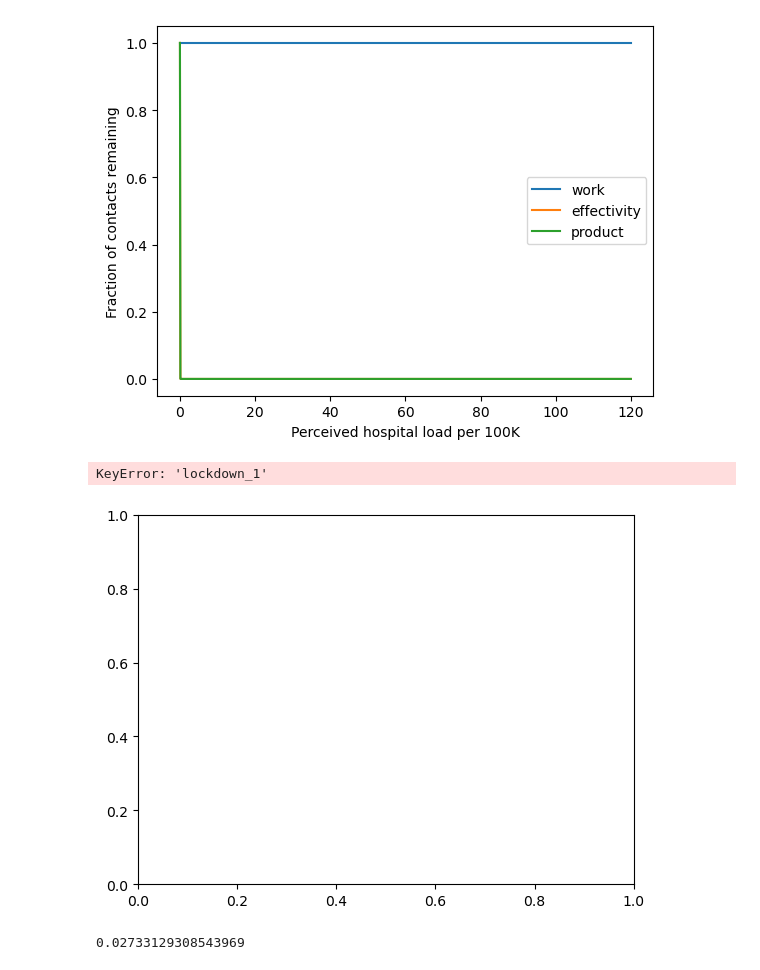
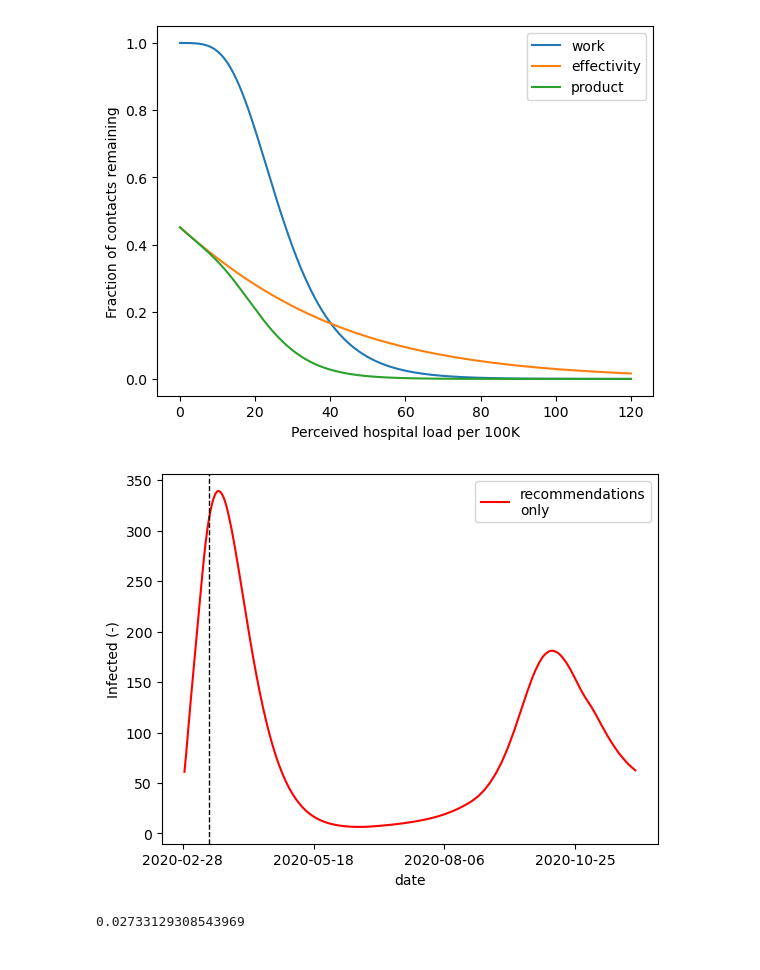
Before and after one commit to twallema/pyIEEM, a Jupyter notebook: notebooks/scratch-SIR-recurrent-mobility.ipynb, the cells around one changed output. Cells and saved outputs as stored; diff of their text form; code cells hidden in the pictures.

```diff
--- a/notebooks/scratch-SIR-recurrent-mobility.ipynb
+++ b/notebooks/scratch-SIR-recurrent-mobility.ipynb
@@ -50,10 +53,10 @@ plt.close()
 # %%
 # parameters
-ypsilon_work = 100
-phi_work = 0.005
+ypsilon_work = 10
+phi_work = 0.10
 
-ypsilon_eff = 100
-phi_eff = 100
+ypsilon_eff = 0.60
+phi_eff = 0.03
 # model
 x = np.linspace(0,120,1000)
 y_work = (1-np.exp(-ypsilon_work*np.exp(-phi_work*x)))
@@ -70,55 +73,56 @@ ax.legend()
 plt.show()
 plt.close()
 # %% [output]
-[figure, old version]
+[figure, new version]
 # %%
 country = 'SWE'
 spatial = True
 age_classes = pd.IntervalIndex.from_tuples([(0,5),(5,10),(10,15),(15,20),(20,25),(25,30),(30,35),(35,40),(40,45),(45,50),(50,55),(55,60),(60,65),(65,70),(70,75),(75,80),(80,120)], closed='left')
-simulation_start = '2020-02-21'
+simulation_start = '2020-02-29'
 model = initialize_model(country, age_classes, spatial, simulation_start, contact_type='absolute_contacts')
 # %%
 fig,ax = plt.subplots()
 
-model.parameters['tau'] = 31
-model.parameters['ypsilon_eff'] = 4
-model.parameters['phi_eff'] = 0.20
+model.parameters['tau'] = 14
+model.parameters['ypsilon_eff'] = 0.55
+model.parameters['phi_eff'] = 0.04
+model.parameters['amplitude'] = 0.30
+model.parameters['ypsilon_work'] = 10
+model.parameters['phi_work'] = 0.10
 
-# # economic lockdown, schools closed, preventive measures, social restrictions
-# policies_df = pd.read_csv(f'../data/interim/eco/policies/policies_{country}.csv', index_col=[0], header=[0])
-# model.parameters['economy_BE_lockdown_1'].loc[slice(None)] = policies_df['lockdown_1']
-# model.parameters['economy_BE_phaseI'].loc[slice(None)] = policies_df['lockdown_release_phaseI']
-# model.parameters['economy_BE_lockdown_Antwerp'].loc[slice(None)] = policies_df['lockdown_Antwerp']
-# model.parameters['economy_BE_lockdown_2'].loc[slice(None)] = policies_df['lockdown_2']
-# out = model.sim([simulation_start, '2020-12-01'])
-# ax.plot(out.date, out.Hin.sum(dim=['age_class', 'spatial_unit']), color='green', label='lockdown')
+# economic lockdown, schools closed, preventive measures, social restrictions
+policies_df = pd.read_csv(f'../data/interim/eco/policies/policies_{country}.csv', index_col=[0], header=[0])
+model.parameters['economy_BE_lockdown_1'].loc[slice(None)] = policies_df['lockdown_1']
+model.parameters['economy_BE_phaseI'].loc[slice(None)] = policies_df['lockdown_release_phaseI']
+model.parameters['economy_BE_lockdown_Antwerp'].loc[slice(None)] = policies_df['lockdown_Antwerp']
+model.parameters['economy_BE_lockdown_2'].loc[slice(None)] = policies_df['lockdown_2']
+out = model.sim([simulation_start, '2020-12-01'])
+ax.plot(out.date, out.Hin.sum(dim=['age_class', 'spatial_unit']), color='green', label='lockdown')
 
-# # economic lockdown, schools open, preventive measures, social restrictions
-# model.parameters['economy_BE_lockdown_1'].loc['P85'] = 0
-# out = model.sim([simulation_start, '2020-12-01'])
-# ax.plot(out.date, out.Hin.sum(dim=['age_class', 'spatial_unit']), 'orange', label='lockdown (schools open)')
+# economic lockdown, schools open, preventive measures, social restrictions
+model.parameters['economy_BE_lockdown_1'].loc['P85'] = 0
+out = model.sim([simulation_start, '2020-12-01'])
+ax.plot(out.date, out.Hin.sum(dim=['age_class', 'spatial_unit']), 'orange', label='lockdown (schools open)')
 
-# do-nothing
-#model.parameters['economy_BE_lockdown_1'].loc[slice(None)] = 0
-#model.parameters['economy_BE_phaseI'].loc[slice(None)] = 0
-#model.parameters['economy_BE_lockdown_Antwerp'].loc[slice(None)] = 0
-#model.parameters['economy_BE_lockdown_2'].loc[slice(None)] = 0
-
+#do-nothing
+model.parameters['economy_BE_lockdown_1'].loc[slice(None)] = 0
+model.parameters['economy_BE_phaseI'].loc[slice(None)] = 0
+model.parameters['economy_BE_lockdown_Antwerp'].loc[slice(None)] = 0
+model.parameters['economy_BE_lockdown_2'].loc[slice(None)] = 0
 out = model.sim([simulation_start, '2020-12-01'])
 ax.plot(out.date, out.Hin.sum(dim=['age_class', 'spatial_unit']), color='red', label='recommendations\nonly')
 
 ax.legend()
 ax.axvline(x=datetime(2020, 3, 15), color='black', linestyle='--', linewidth=1)
 ax.set_xlabel('date')
 ax.set_ylabel('Infected (-)')
 ax.xaxis.set_major_locator(plt.MaxNLocator(5))
 
 #plt.savefig(f'scenarios_{country}.png', dpi=600)
 plt.show()
 plt.close()
 # %% [output]
-KeyError: 'lockdown_1'
-[figure, old version]
+[figure, new version]
 # %%
 def compute_beta(R0, delta, gamma, s, N, demography):
     beta_i = R0/(s*(delta+gamma)*np.expand_dims(np.sum(N, axis=0),axis=1))
```
Also changed, not shown: parts of 3 cells of this notebook, 2 other files.
